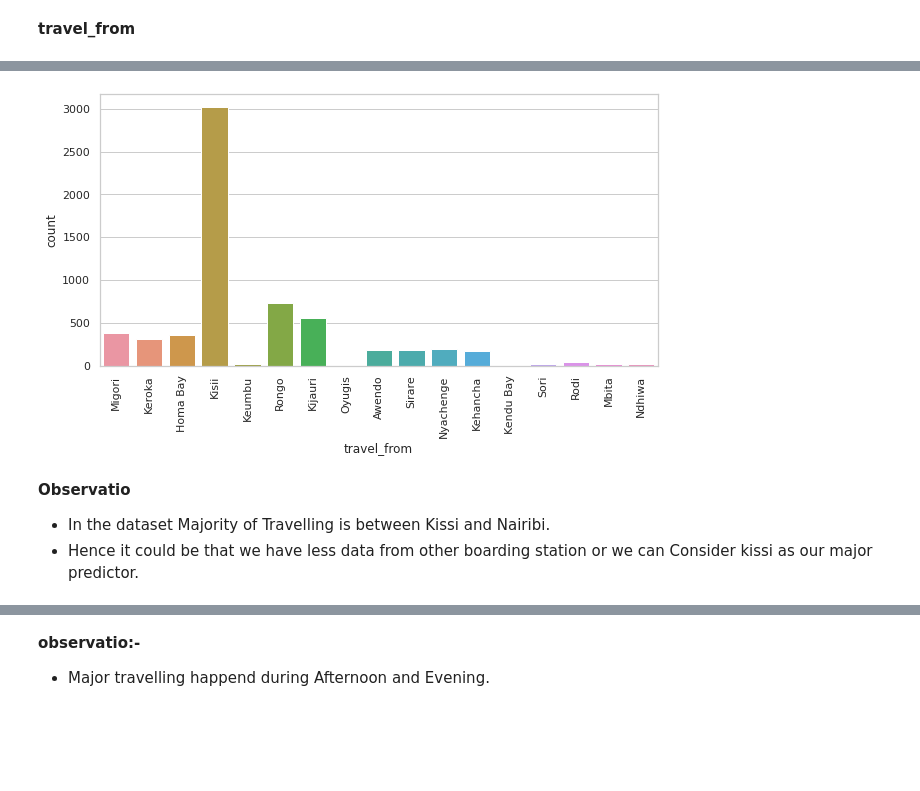
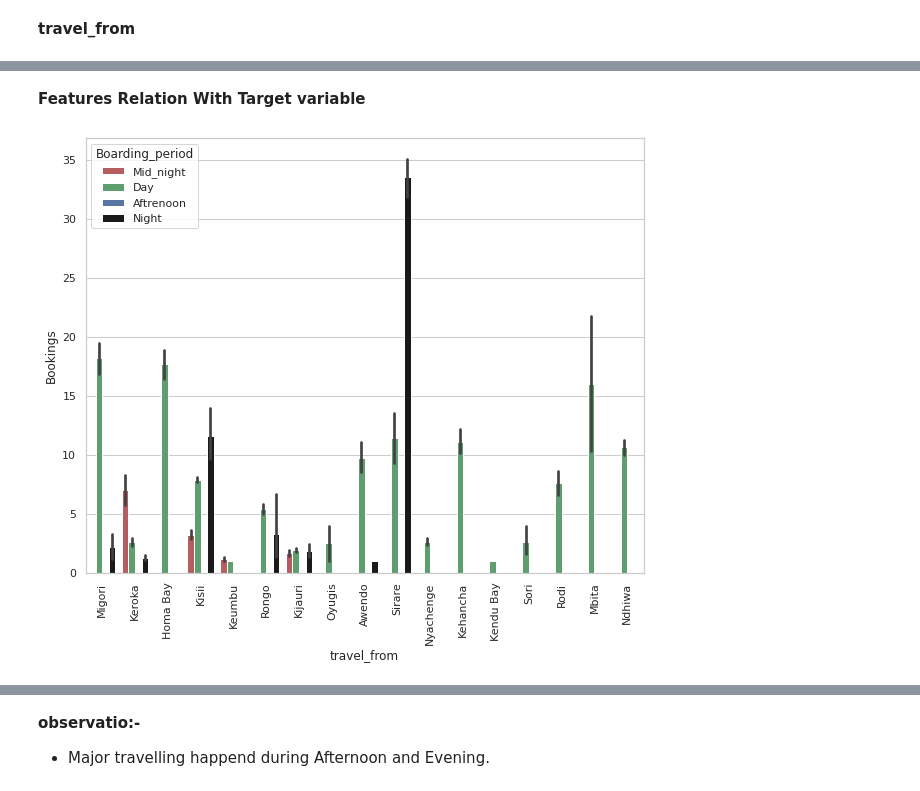
Before and after one commit to DeepakKumarSingh003/-Demand-Prediction-for-Public-Transport-Movement-in-Nirobi, a Jupyter notebook: demand_Prediction_for_Public_Transport_Capstone_Project.ipynb, the cells around one changed output, grey strips where cells are left out. Drawn from its saved outputs; the diff is of its cells as text; code cells hidden in the pictures; blank space fills up the shorter version.

```diff
--- a/demand_Prediction_for_Public_Transport_Capstone_Project.ipynb
+++ b/demand_Prediction_for_Public_Transport_Capstone_Project.ipynb
@@ -332,0 +341,9 @@ df["hour"]=pd.DatetimeIndex(df["travel_time"]).hour
+# %%
+#Convert minutes into hours with ceil value
+def calculate_time_period(travel_time_In_minutes):
+    time_period = (travel_time_In_minutes / 60)
+
+    return time_period
+
+df['Boarding_time'] = df.Time.apply(calculate_time_period)
+df.drop(["Time"],axis=1,inplace=True)
@@ -333,3 +359,9 @@ df["hour"]=pd.DatetimeIndex(df["travel_time"]).hour
+# %%
+#Segregate hours into 4 periods of day.
+bins = [0, 6, 12, 18,23]
+names = ['Mid_night','Day','Aftrenoon','Night']
+df['Boarding_period'] = pd.cut(df.Boarding_time, bins, labels=names)
+df.drop(["Boarding_time"],axis=1,inplace=True)
 # %%
 print(df.shape)
 df.sample(5)
@@ -344,3 +375,0 @@ df.sample(5)
-# %%
-#drop travel date
-df.drop(["travel_date","travel_time"],axis=1, inplace=True)
@@ -467,4 +456,4 @@ plt.show()
 # %%
-# # df["Bookings"] = np.where(df["Bookings"] >=25, 19,df['Bookings'])
-# df1["Bookings"]=np.log(df1['Bookings'])
-# df1.Bookings.skew()
+#cap the Outliers
+df["Bookings"] = np.where(df["Bookings"] >40, 40,df['Bookings'])
+df.Bookings.skew()
@@ -479,12 +499,10 @@ plt.show()
+# %% [markdown]
+**Features Relation With Target variable**
 # %%
-
-plt.figure(figsize=(10,5))
-sns.countplot(x="travel_from",data=df1)
+sns.set_theme(palette='autumn',rc={'figure.figsize': (10,8)},style='whitegrid')
+sns.barplot(x = 'travel_from',y = 'Bookings',hue="Boarding_period",data = df,palette=["r", "g", "b", "k"])
 plt.xticks(rotation=90)
+# Show the plot
 plt.show()
 # %% [output]
-[figure, old version]
+[figure, new version]
-# %% [markdown]
-**Observatio**
-* In the dataset Majority of Travelling is between Kissi and Nairibi.
-* Hence it could be that we have less data from other boarding station or we can Consider kissi as our major predictor.
```
Also changed, not shown: parts of 126 cells of this notebook.
